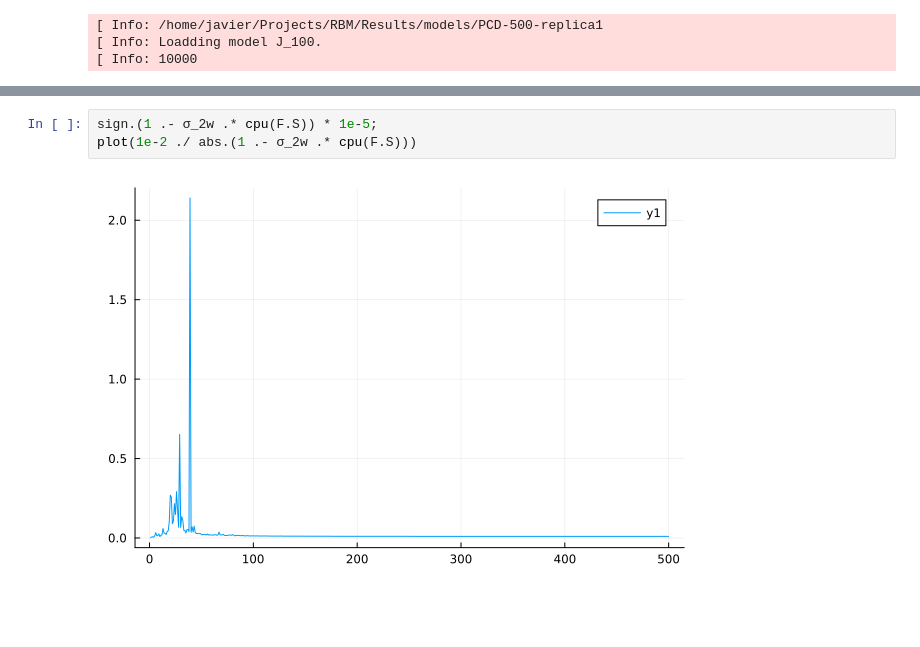
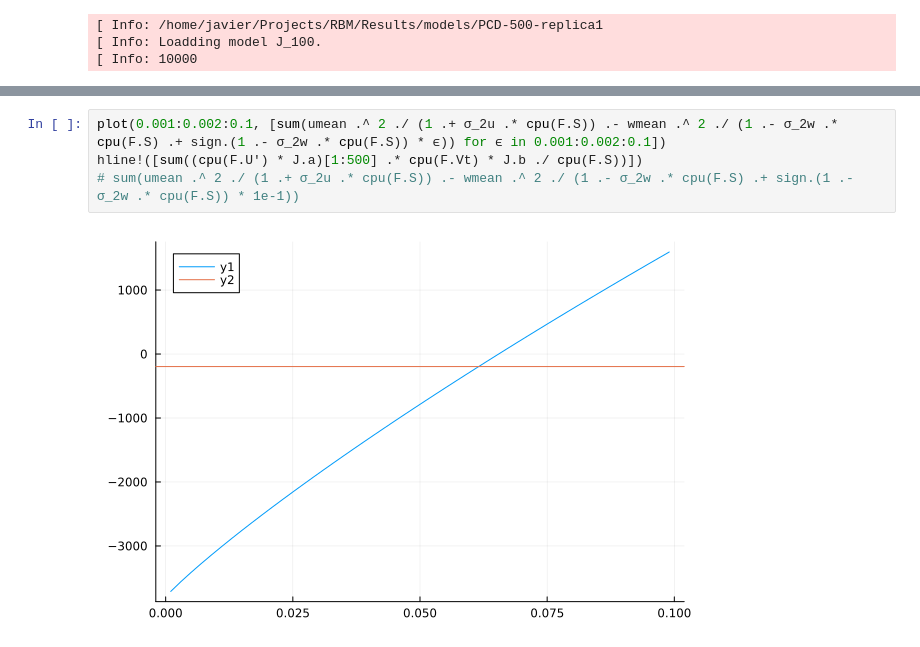
Before and after one commit to jquetzalcoatl/RBM, a Jupyter notebook: notebooks/Plots.ipynb, the cells around one changed output, grey strips where cells are left out. Drawn from its saved outputs; the diff is of its cells as text; blank space fills up the shorter version.

```diff
--- a/notebooks/Plots.ipynb
+++ b/notebooks/Plots.ipynb
@@ -94,5 +89,6 @@ plot!(wmean .^ 2 ./ (1 .- σ_2w .* cpu(F.S) .+ sign.(1 .- σ_2w .* cpu(F.S)) * 1
-# %%
-sign.(1 .- σ_2w .* cpu(F.S)) * 1e-5;
-plot(1e-2 ./ abs.(1 .- σ_2w .* cpu(F.S)))
-# %% [output]
-[figure, removed]
+# %%
+plot(0.001:0.002:0.1, [sum(umean .^ 2 ./ (1 .+ σ_2u .* cpu(F.S)) .- wmean .^ 2 ./ (1 .- σ_2w .* cpu(F.S) .+ sign.(1 .- σ_2w .* cpu(F.S)) * ϵ)) for ϵ in 0.001:0.002:0.1])
+hline!([sum((cpu(F.U') * J.a)[1:500] .* cpu(F.Vt) * J.b ./ cpu(F.S))])
+# sum(umean .^ 2 ./ (1 .+ σ_2u .* cpu(F.S)) .- wmean .^ 2 ./ (1 .- σ_2w .* cpu(F.S) .+ sign.(1 .- σ_2w .* cpu(F.S)) * 1e-1))
+# %% [output]
+[figure, added]
```
Also changed, not shown: parts of 14 cells of this notebook, 2 other files.
